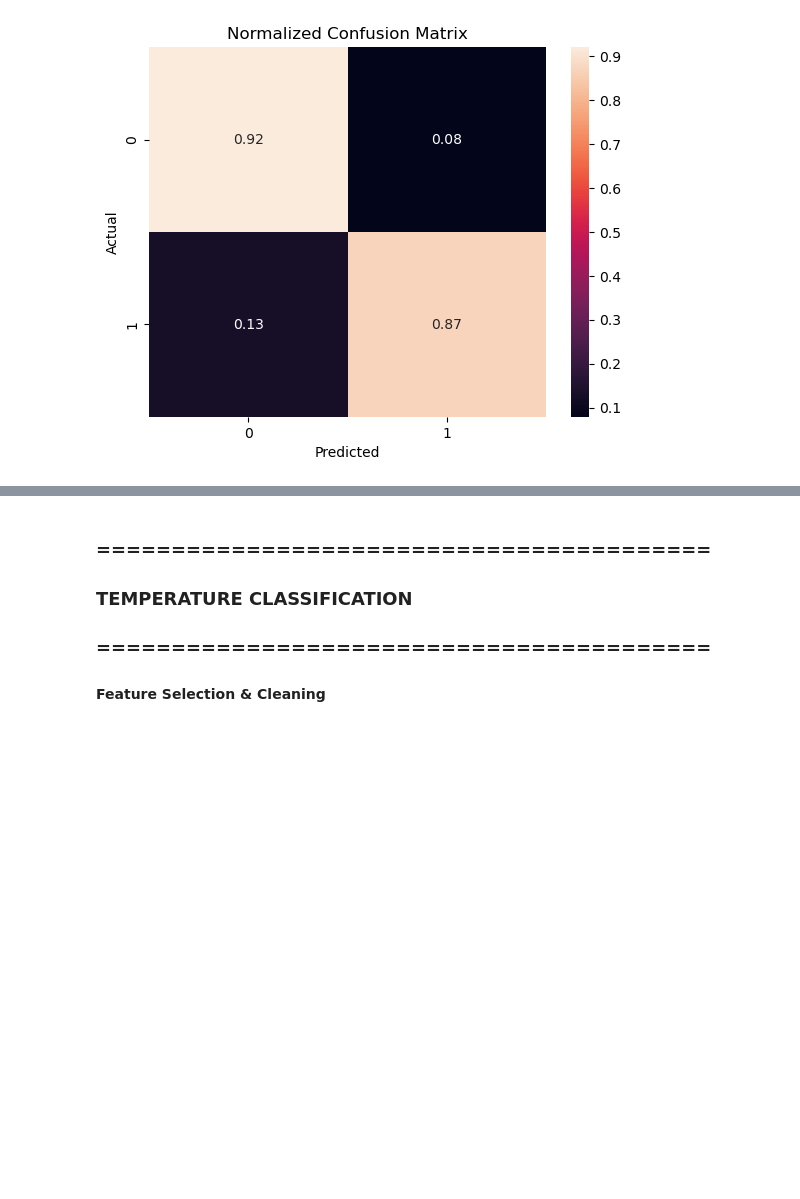
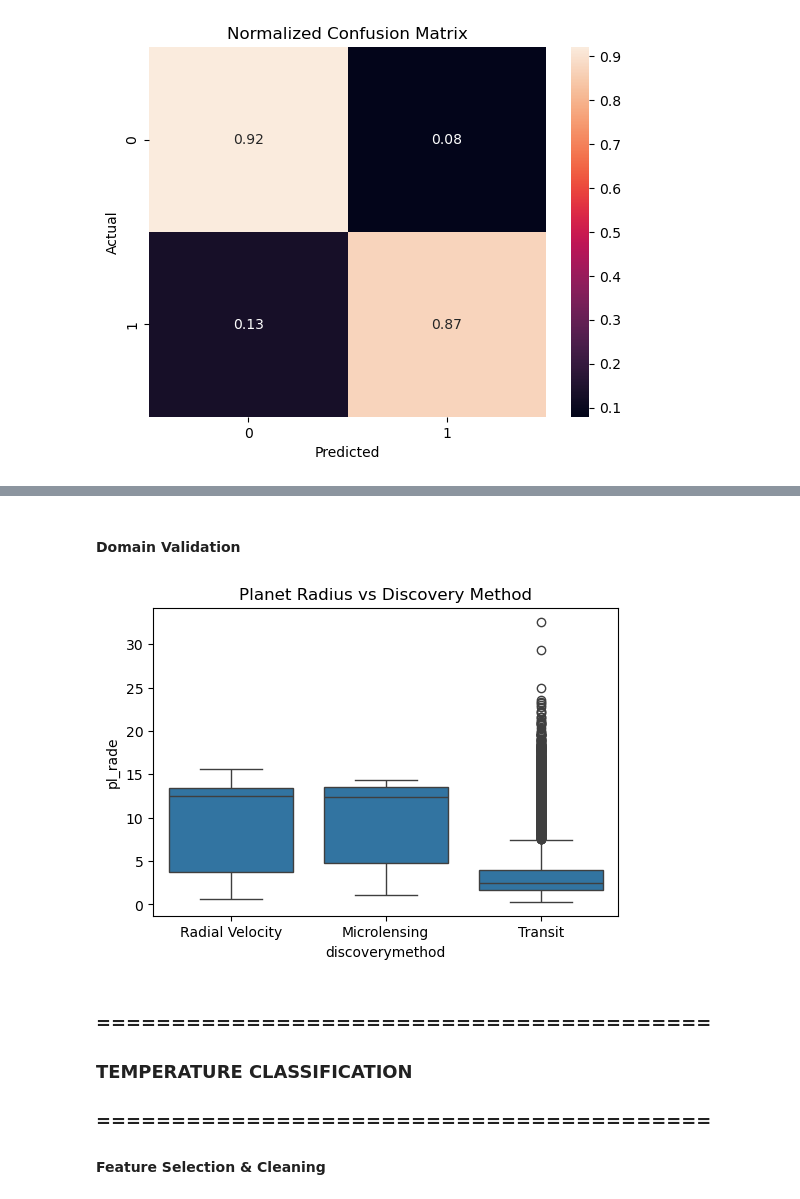
Before and after one commit to AnanyaGupta0-0/Classification-and-Clustering-of-Exoplanets-Using-NASA-Astronomical-Data, a Jupyter notebook: 2_SUPERVISED_MODELS.ipynb, the cells around one changed output, grey strips where cells are left out. Cells and saved outputs as stored; diff of their text form; code cells hidden in the pictures; blank space fills up the shorter version.

```diff
--- a/2_SUPERVISED_MODELS.ipynb
+++ b/2_SUPERVISED_MODELS.ipynb
@@ -177,3 +215,16 @@ plt.show()
+# %% [markdown]
+#### Domain Validation
+# %%
+plt.figure(figsize=(6,4))
+sns.boxplot(
+    x="discoverymethod",
+    y="pl_rade",
+    data=df
+)
+plt.title("Planet Radius vs Discovery Method")
+plt.show()
+# %% [output]
+[figure, added]
 # %% [markdown]
 ### =========================================
 ###        TEMPERATURE CLASSIFICATION
```
Also changed, not shown: parts of 8 cells of this notebook.
